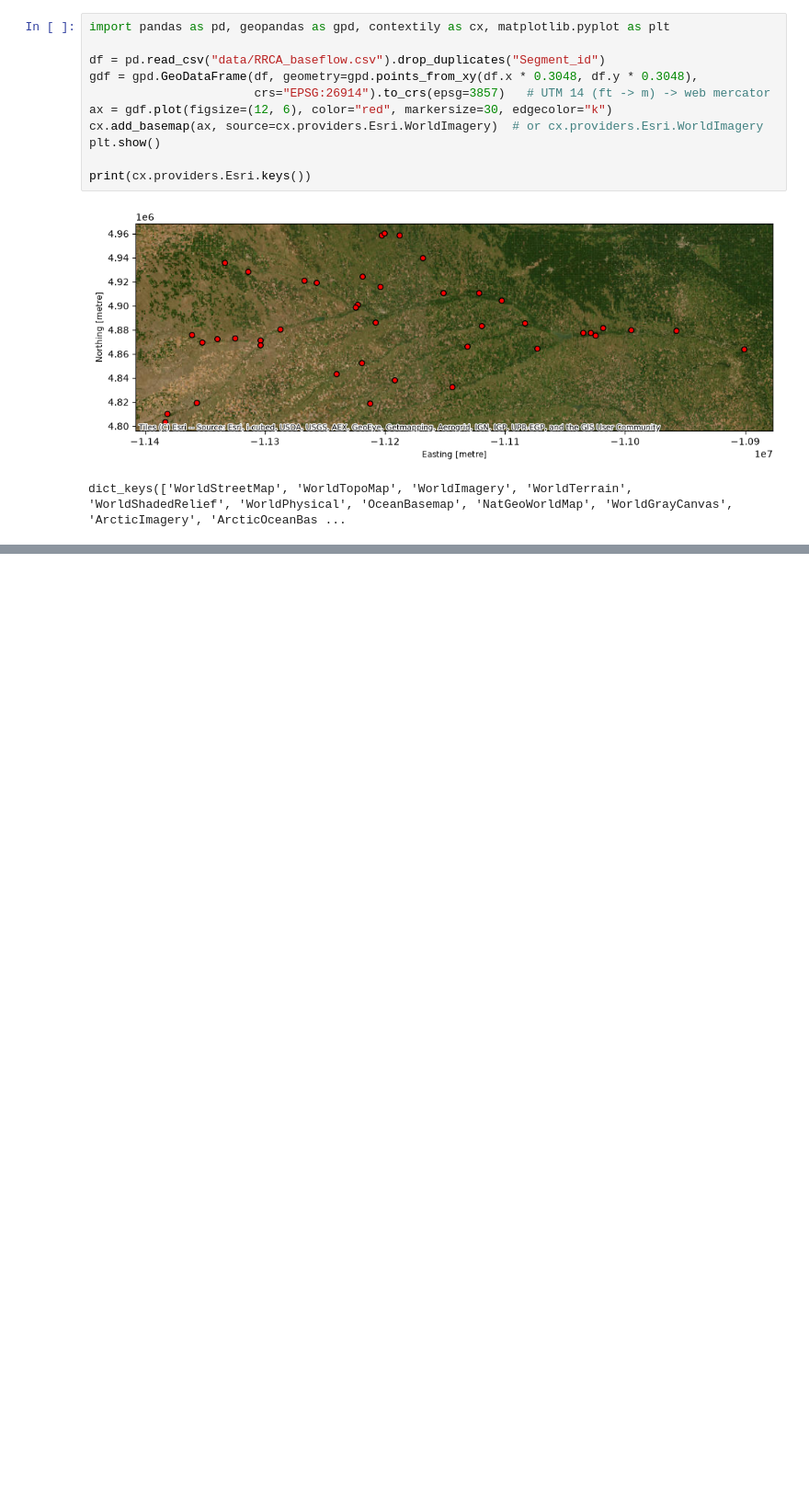
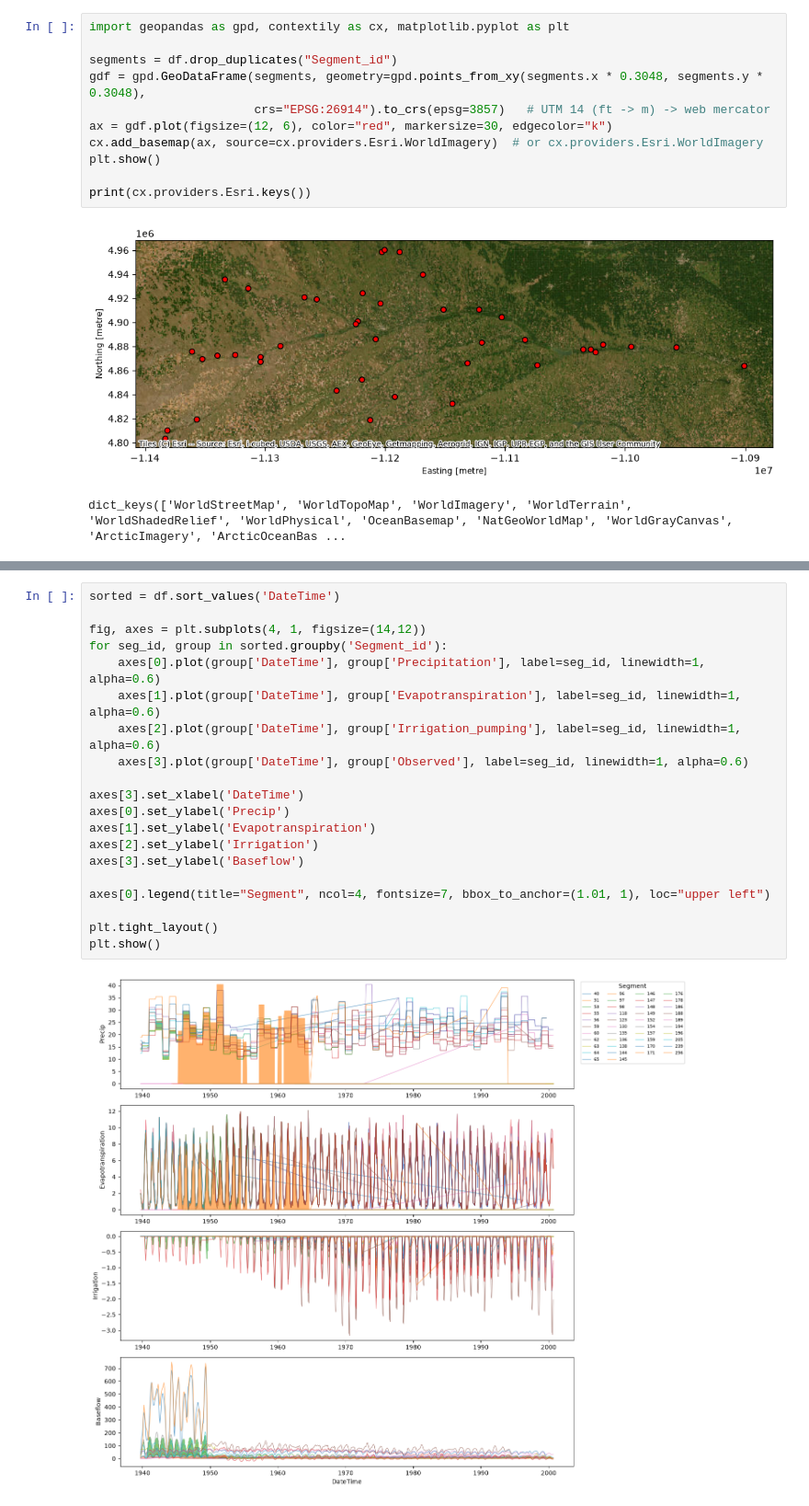
Before and after one commit to Meikul/cs6830_project6, a Jupyter notebook: project6.ipynb, the cells around one changed output, grey strips where cells are left out. Shown at 92% size. Cells and saved outputs as stored; diff of their text form; blank space fills up the shorter version.

Commit message:
Data cleaning

```diff
--- a/project6.ipynb
+++ b/project6.ipynb
@@ -100,10 +90,10 @@ Dates: 10/2/1939 - 9/1/2000
 
 Republican River Basin - a 15.9-million-acre watershed spanning northeastern Colorado, southwestern Nebraska, and northwestern Kansas
 # %%
-import pandas as pd, geopandas as gpd, contextily as cx, matplotlib.pyplot as plt
+import geopandas as gpd, contextily as cx, matplotlib.pyplot as plt
 
-df = pd.read_csv("data/RRCA_baseflow.csv").drop_duplicates("Segment_id")
-gdf = gpd.GeoDataFrame(df, geometry=gpd.points_from_xy(df.x * 0.3048, df.y * 0.3048),
+segments = df.drop_duplicates("Segment_id")
+gdf = gpd.GeoDataFrame(segments, geometry=gpd.points_from_xy(segments.x * 0.3048, segments.y * 0.3048),
                        crs="EPSG:26914").to_crs(epsg=3857)   # UTM 14 (ft -> m) -> web mercator
 ax = gdf.plot(figsize=(12, 6), color="red", markersize=30, edgecolor="k")
 cx.add_basemap(ax, source=cx.providers.Esri.WorldImagery)  # or cx.providers.Esri.WorldImagery
@@ -115,0 +109,22 @@ dict_keys(['WorldStreetMap', 'WorldTopoMap', 'WorldImagery', 'WorldTerrain', 'Wo
+# %%
+sorted = df.sort_values('DateTime')
+
+fig, axes = plt.subplots(4, 1, figsize=(14,12))
+for seg_id, group in sorted.groupby('Segment_id'):
+    axes[0].plot(group['DateTime'], group['Precipitation'], label=seg_id, linewidth=1, alpha=0.6)
+    axes[1].plot(group['DateTime'], group['Evapotranspiration'], label=seg_id, linewidth=1, alpha=0.6)
+    axes[2].plot(group['DateTime'], group['Irrigation_pumping'], label=seg_id, linewidth=1, alpha=0.6)
+    axes[3].plot(group['DateTime'], group['Observed'], label=seg_id, linewidth=1, alpha=0.6)
+
+axes[3].set_xlabel('DateTime')
+axes[0].set_ylabel('Precip')
+axes[1].set_ylabel('Evapotranspiration')
+axes[2].set_ylabel('Irrigation')
+axes[3].set_ylabel('Baseflow')
+
+axes[0].legend(title="Segment", ncol=4, fontsize=7, bbox_to_anchor=(1.01, 1), loc="upper left")
+
+plt.tight_layout()
+plt.show()
+# %% [output]
+[figure, added]
```
Also changed, not shown: parts of 4 cells of this notebook.
